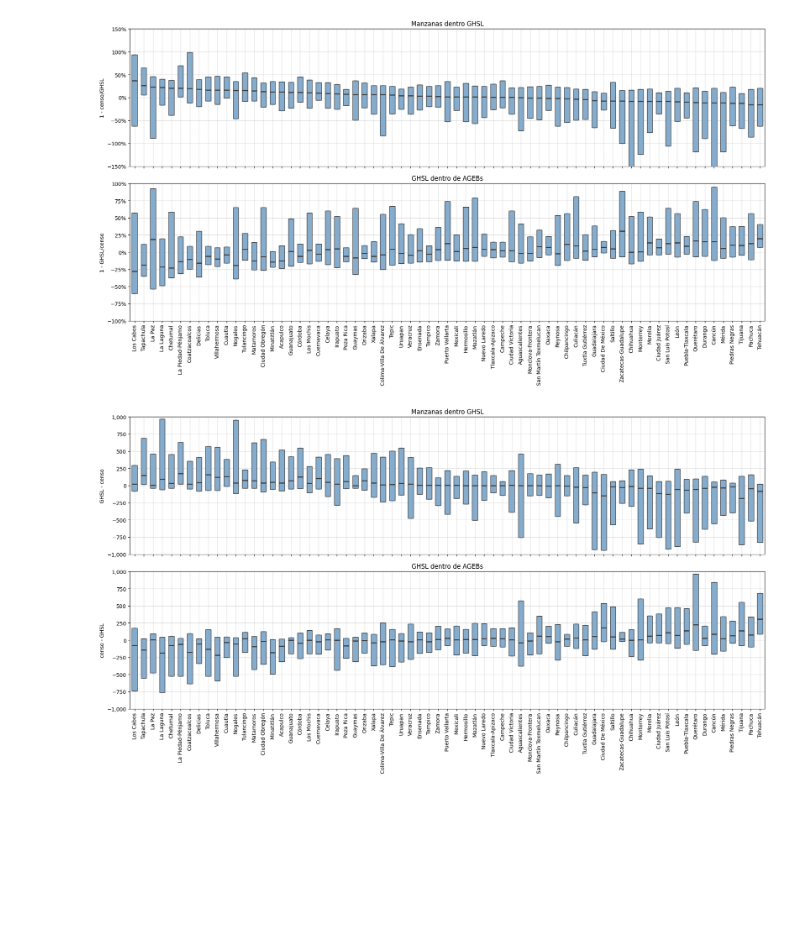
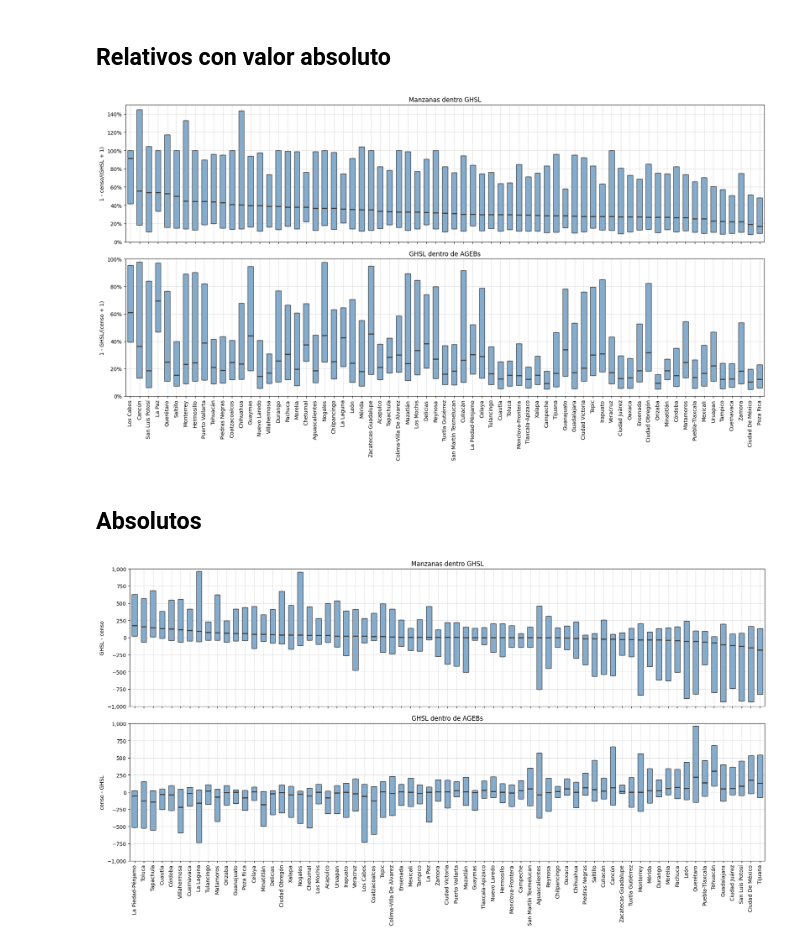
Before and after one commit to RodolfoFigueroa/CUPUM, a Jupyter notebook: stats.ipynb, the cells around one changed output. Saved outputs shown, nothing was run; the diff lists cells and outputs as text; code cells hidden in the pictures; blank space fills up the shorter version.

```diff
--- a/stats.ipynb
+++ b/stats.ipynb
@@ -14,3 +12,6 @@ from typing import Optional
+# %%
+plt.rcParams["text.usetex"] = True
+plt.rc("text.latex", preamble=r"\usepackage{amsmath}")
 # %%
 polygon_path = Path(os.getenv("DATA_PATH")) / "polygons"
 # %%
@@ -137,7 +181,16 @@ def plot_errors(df_error: pd.DataFrame, index_order: list[str], *, ax: Axes, col
 
     ax.set_xlabel(None)
 # %%
-df_blocks_inside_ghsl = calculate_error_df(polygon_path / "blocks_inside_ghsl", reference_col="ghsl")
-df_ghsl_inside_agebs = calculate_error_df(polygon_path / "ghsl_inside_agebs", reference_col="census")
+df_blocks_inside_ghsl = calculate_error_df(
+    polygon_path / "blocks_inside_ghsl", reference_col="ghsl", plus_one=True
+)
+df_ghsl_inside_agebs = calculate_error_df(
+    polygon_path / "ghsl_inside_agebs", reference_col="census", plus_one=True
+)
 
-index_order = df_blocks_inside_ghsl.groupby(level=0)["error"].median().sort_values(ascending=False).index
+index_order = (
+    df_blocks_inside_ghsl.groupby(level=0)["error"]
+    .median()
+    .sort_values(ascending=False)
+    .index
+)
@@ -144,27 +220,31 @@ index_order = df_blocks_inside_ghsl.groupby(level=0)["error"].median().sort_valu
+# %% [markdown]
+## Relativos con valor absoluto
 # %%
 fig, (ax1, ax2) = plt.subplots(2, 1, figsize=(18, 10), sharex=True)
 
-plot_errors(df_blocks_inside_ghsl, ax=ax1, index_order=index_order)
-plot_errors(df_ghsl_inside_agebs, ax=ax2, index_order=index_order)
+plot_errors(df_blocks_inside_ghsl, ax=ax1, abs=True)
+plot_errors(df_ghsl_inside_agebs, ax=ax2, abs=True)
 
-ax1.set_ylim(-1.5, 1.5)
-ax2.set_ylim(-1, 1)
+ax1.set_ylim(0, 1.5)
+ax2.set_ylim(0, 1)
 
 ax1.set_title("Manzanas dentro GHSL")
 ax2.set_title("GHSL dentro de AGEBs")
 
-ax1.set_ylabel("1 - censo/GHSL")
-ax2.set_ylabel("1 - GHSL/censo")
+ax1.set_ylabel("1 - censo/(GHSL + 1)")
+ax2.set_ylabel("1 - GHSL/(censo + 1)")
 
 fig.tight_layout()
-fig.savefig("./figures/boxplot.jpg", bbox_inches="tight", dpi=200)
+fig.savefig("./figures/boxplot_abs.jpg", bbox_inches="tight", dpi=200)
 # %% [output]
-[figure, old version]
+[figure, new version]
+# %% [markdown]
+## Absolutos
 # %%
 fig, (ax1, ax2) = plt.subplots(2, 1, figsize=(18, 10), sharex=True)
 
-plot_errors(df_blocks_inside_ghsl, ax=ax1, index_order=index_order, column="error_tot", percent=False)
-plot_errors(df_ghsl_inside_agebs, ax=ax2, index_order=index_order, column="error_tot", percent=False)
+plot_errors(df_blocks_inside_ghsl, ax=ax1, column="error_tot", percent=False)
+plot_errors(df_ghsl_inside_agebs, ax=ax2, column="error_tot", percent=False)
 
 ax1.set_ylim(-1000, 1000)
 ax2.set_ylim(-1000, 1000)
@@ -178,6 +258,6 @@ ax2.set_ylabel("censo - GHSL")
 fig.tight_layout()
 fig.savefig("./figures/boxplot_abs.jpg", bbox_inches="tight", dpi=200)
 # %% [output]
-[figure, old version]
+[figure, new version]
 # %%
 def plot_mean_errors(df_error: pd.DataFrame, column: str, *, ax: Axes, log: bool):
```
Also changed, not shown: parts of 9 cells of this notebook, 21 other files.
